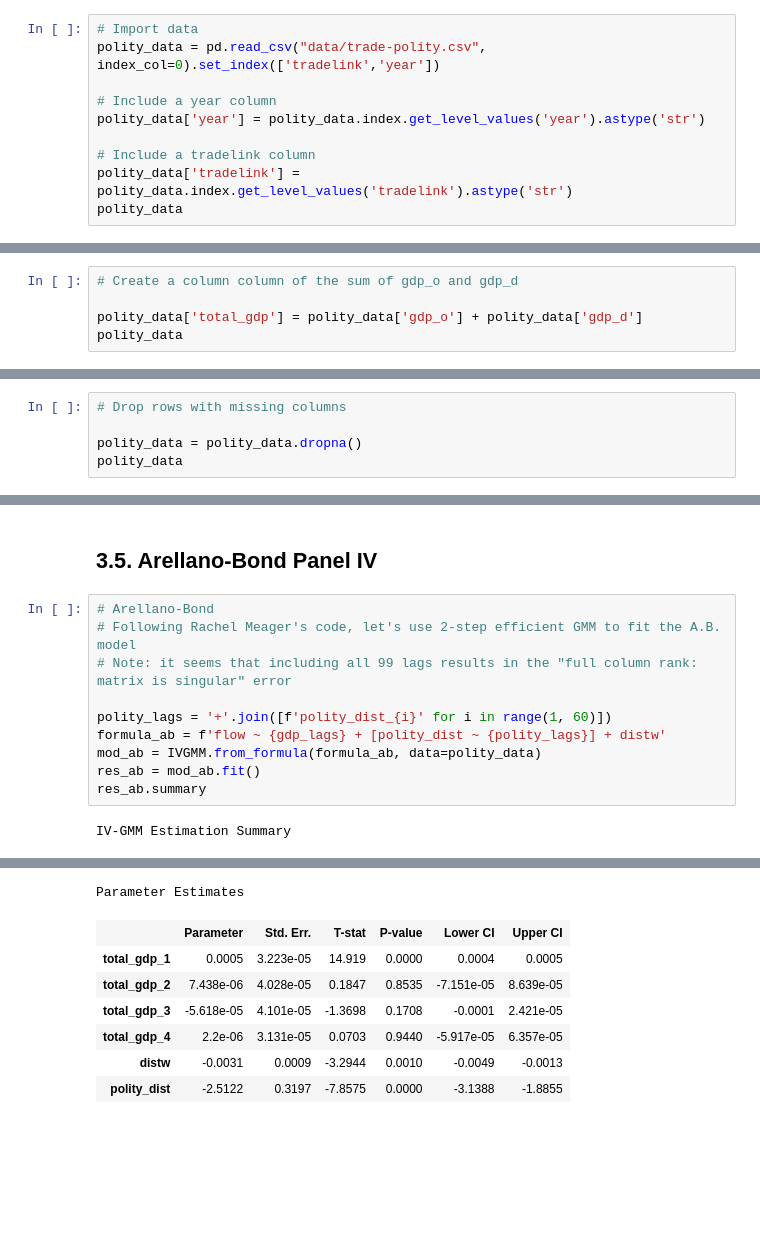
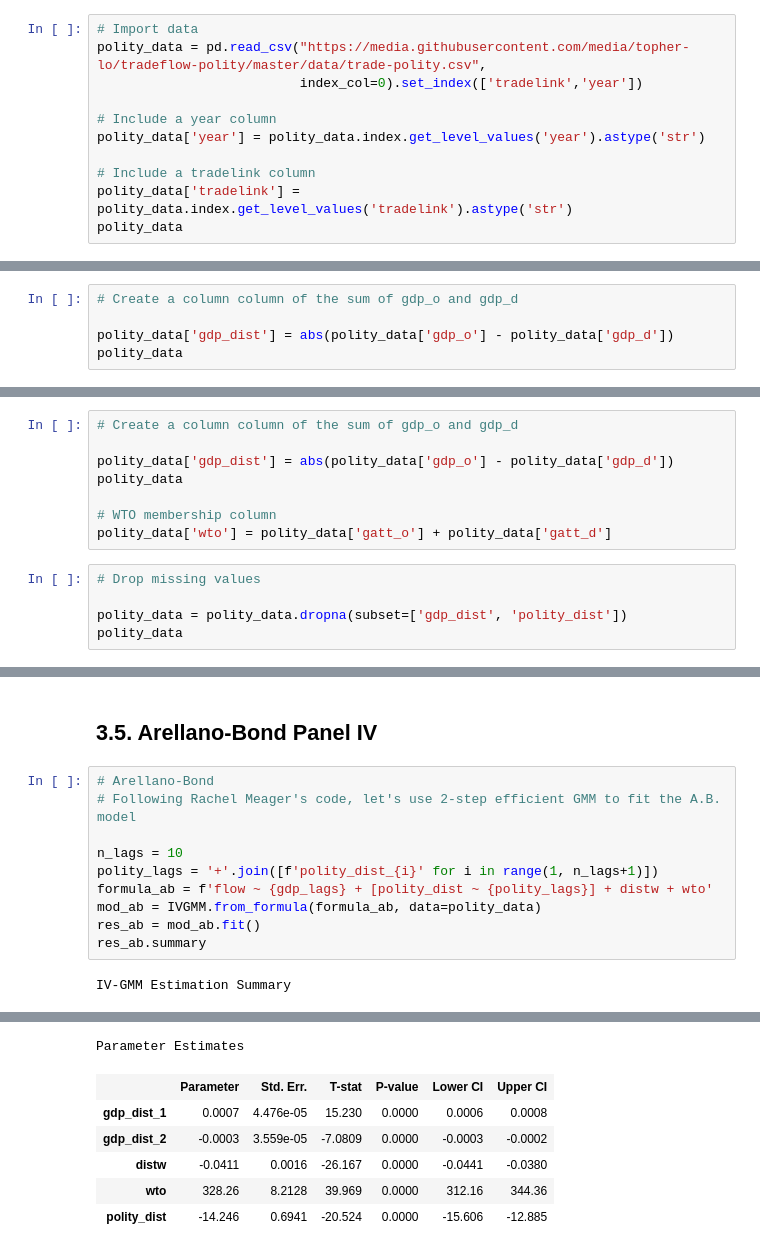
Before and after one commit to topher-lo/PyEC333, a Jupyter notebook: 4_iv_and_panel_iv.ipynb, the cells around one changed output, grey strips where cells are left out. Drawn from its saved outputs; the diff is of its cells as text; blank space fills up the shorter version.

```diff
--- a/4_iv_and_panel_iv.ipynb
+++ b/4_iv_and_panel_iv.ipynb
@@ -419,7 +419,8 @@ sns.boxplot(x="regressor", y="estimate", data=conf_int, palette="Set2")
     - PolityV Annual Time Series 1946-2018 (https://www.systemicpeace.org/inscrdata.html)
 # %%
 # Import data
-polity_data = pd.read_csv("data/trade-polity.csv", index_col=0).set_index(['tradelink','year'])
+polity_data = pd.read_csv("https://media.githubusercontent.com/media/topher-lo/tradeflow-polity/master/data/trade-polity.csv",
+                          index_col=0).set_index(['tradelink','year'])
 
 # Include a year column
 polity_data['year'] = polity_data.index.get_level_values('year').astype('str')
@@ -445,6 +446,6 @@ polity_data
 # %%
 # Create a column column of the sum of gdp_o and gdp_d
 
-polity_data['total_gdp'] = polity_data['gdp_o'] + polity_data['gdp_d']
+polity_data['gdp_dist'] = abs(polity_data['gdp_o'] - polity_data['gdp_d'])
 polity_data
 # %% [output]
@@ -465,6 +466,14 @@ polity_data
+# %%
+# Create a column column of the sum of gdp_o and gdp_d
+
+polity_data['gdp_dist'] = abs(polity_data['gdp_o'] - polity_data['gdp_d'])
+polity_data
+
+# WTO membership column
+polity_data['wto'] = polity_data['gatt_o'] + polity_data['gatt_d']
 # %%
-# Drop rows with missing columns
+# Drop missing values
 
-polity_data = polity_data.dropna()
+polity_data = polity_data.dropna(subset=['gdp_dist', 'polity_dist'])
 polity_data
 # %% [output]
@@ -662,10 +681,10 @@ Parameter Estimates
 # %%
 # Arellano-Bond
 # Following Rachel Meager's code, let's use 2-step efficient GMM to fit the A.B. model
-# Note: it seems that including all 99 lags results in the "full column rank: matrix is singular" error
 
-polity_lags = '+'.join([f'polity_dist_{i}' for i in range(1, 60)])
-formula_ab = f'flow ~ {gdp_lags} + [polity_dist ~ {polity_lags}] + distw'
+n_lags = 10
+polity_lags = '+'.join([f'polity_dist_{i}' for i in range(1, n_lags+1)])
+formula_ab = f'flow ~ {gdp_lags} + [polity_dist ~ {polity_lags}] + distw + wto'
 mod_ab = IVGMM.from_formula(formula_ab, data=polity_data)
 res_ab = mod_ab.fit()
 res_ab.summary
@@ -679,11 +698,10 @@ IV-GMM Estimation Summary
 | Cov. Estimator: | robust |  |  |
 |  |  |  |  |
 Parameter Estimates
 |  | Parameter | Std. Err. | T-stat | P-value | Lower CI | Upper CI |
-| total_gdp_1 | 0.0005 | 3.223e-05 | 14.919 | 0.0000 | 0.0004 | 0.0005 |
-| total_gdp_2 | 7.438e-06 | 4.028e-05 | 0.1847 | 0.8535 | -7.151e-05 | 8.639e-05 |
-| total_gdp_3 | -5.618e-05 | 4.101e-05 | -1.3698 | 0.1708 | -0.0001 | 2.421e-05 |
-| total_gdp_4 | 2.2e-06 | 3.131e-05 | 0.0703 | 0.9440 | -5.917e-05 | 6.357e-05 |
-| distw | -0.0031 | 0.0009 | -3.2944 | 0.0010 | -0.0049 | -0.0013 |
-| polity_dist | -2.5122 | 0.3197 | -7.8575 | 0.0000 | -3.1388 | -1.8855 |
+| gdp_dist_1 | 0.0007 | 4.476e-05 | 15.230 | 0.0000 | 0.0006 | 0.0008 |
+| gdp_dist_2 | -0.0003 | 3.559e-05 | -7.0809 | 0.0000 | -0.0003 | -0.0002 |
+| distw | -0.0411 | 0.0016 | -26.167 | 0.0000 | -0.0441 | -0.0380 |
+| wto | 328.26 | 8.2128 | 39.969 | 0.0000 | 312.16 | 344.36 |
+| polity_dist | -14.246 | 0.6941 | -20.524 | 0.0000 | -15.606 | -12.885 |
 Endogenous: polity_dist
```
Also changed, not shown: parts of 19 cells of this notebook, 1 other file.
